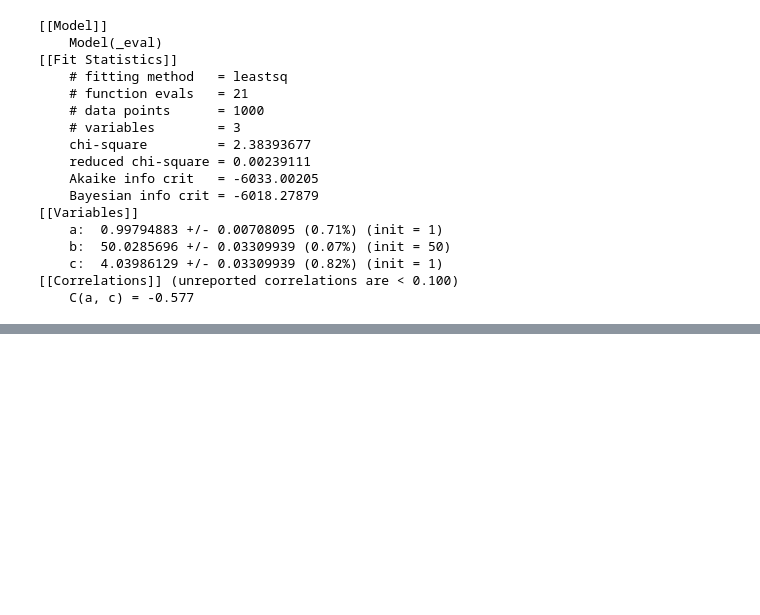
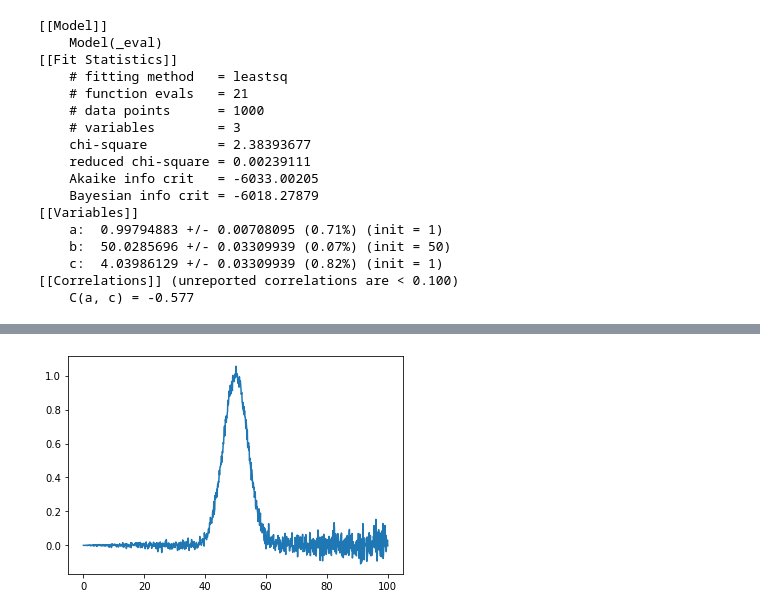
Before and after one commit to timsnow/advanced_sas_training_course, a Jupyter notebook: 02 - Data Handling and Plotting/02 - Function Fitting with lmfit.ipynb, the cells around one changed output, grey strips where cells are left out. Saved outputs shown, nothing was run; the diff lists cells and outputs as text; code cells hidden in the pictures; blank space fills up the shorter version.

```diff
--- a/02 - Data Handling and Plotting/02 - Function Fitting with lmfit.ipynb
+++ b/02 - Data Handling and Plotting/02 - Function Fitting with lmfit.ipynb
@@ -245,0 +257,12 @@ As before, this yields a good fit!
+# %%
+def noisy_gaussian_function(x_axis, a, b, c, noise_factor):
+    length_of_x_axis = len(x_axis)
+    noise_to_add = (np.random.randn(length_of_x_axis) * noise_factor) / (1 / x_axis)
+    return gaussian_function(x_axis, a, b, c) + noise_to_add
+
+y_axis = noisy_gaussian_function(x_axis, 1, 50, 4, 0.0005)
+
+plt.plot(x_axis, y_axis)
+plt.show()
+# %% [output]
+[figure, added]
```
Also changed, not shown: parts of 11 cells of this notebook.
